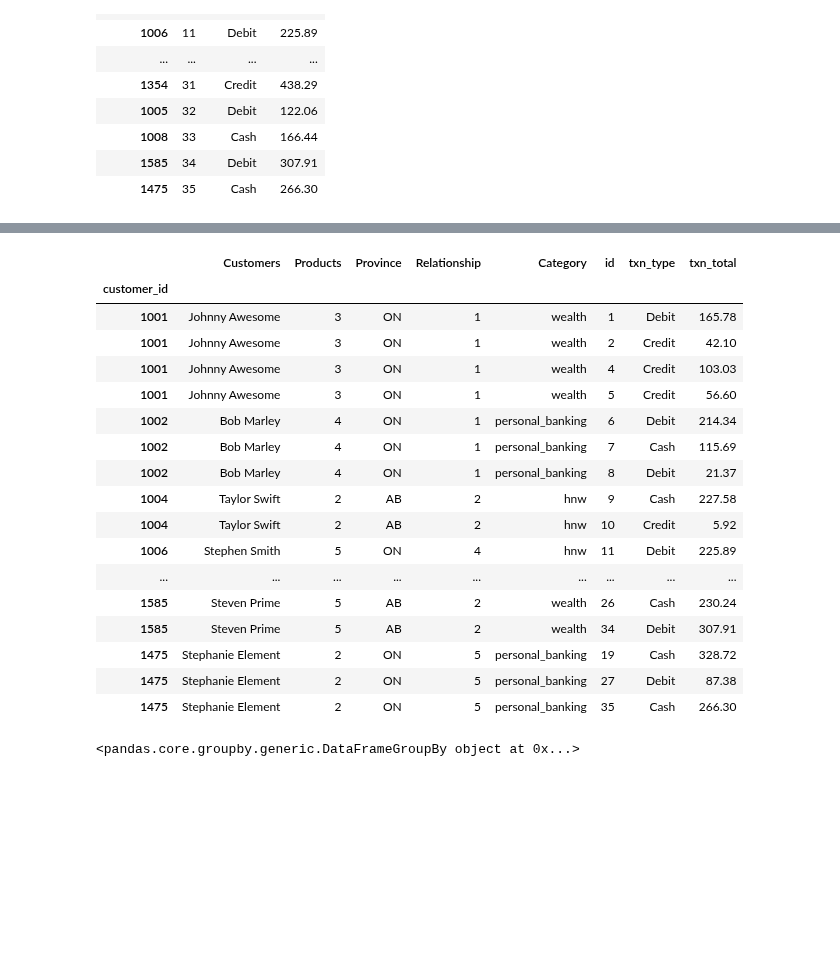
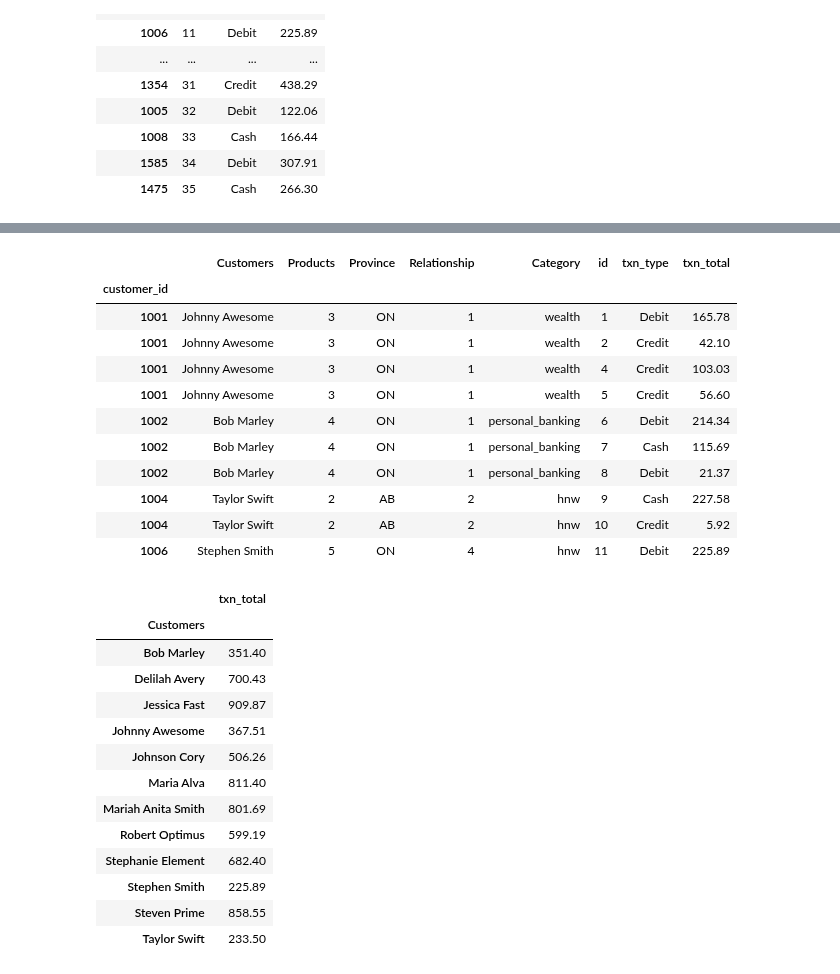
Before and after one commit to LLF00/datascience1, a Jupyter notebook: class_may17.ipynb, the cells around one changed output, grey strips where cells are left out. Cells and saved outputs as stored; diff of their text form; code cells hidden in the pictures; blank space fills up the shorter version.

```diff
--- a/class_may17.ipynb
+++ b/class_may17.ipynb
@@ -368,6 +439,5 @@ df[df['Relationship'].isin(range(3,6))] #select relationship based on value form
 # %%
 
-# df=df.set_index('Customers').drop(['Talyor Swift'])
-# df
+df=df.set_index('Customers').drop(['Taylor Swift'])
 df
 # %% [output]
@@ -484,27 +553,36 @@ df
 df_merged=pd.merge(left=df, right=df_trans, left_on='customer_id', right_on='customer_id')
 #when merge two dataframe, the index must match. 'left=' putl list on the left
 # %%
-df_merged
+df_merged.head(10)
 # %% [output]
 |  | Customers | Products | Province | Relationship | Category | id | txn_type | txn_total |
 | customer_id |  |  |  |  |  |  |  |  |
 | 1001 | Johnny Awesome | 3 | ON | 1 | wealth | 1 | Debit | 165.78 |
 | 1001 | Johnny Awesome | 3 | ON | 1 | wealth | 2 | Credit | 42.10 |
 | 1001 | Johnny Awesome | 3 | ON | 1 | wealth | 4 | Credit | 103.03 |
 | 1001 | Johnny Awesome | 3 | ON | 1 | wealth | 5 | Credit | 56.60 |
 | 1002 | Bob Marley | 4 | ON | 1 | personal_banking | 6 | Debit | 214.34 |
 | 1002 | Bob Marley | 4 | ON | 1 | personal_banking | 7 | Cash | 115.69 |
 | 1002 | Bob Marley | 4 | ON | 1 | personal_banking | 8 | Debit | 21.37 |
 | 1004 | Taylor Swift | 2 | AB | 2 | hnw | 9 | Cash | 227.58 |
 | 1004 | Taylor Swift | 2 | AB | 2 | hnw | 10 | Credit | 5.92 |
 | 1006 | Stephen Smith | 5 | ON | 4 | hnw | 11 | Debit | 225.89 |
-| ... | ... | ... | ... | ... | ... | ... | ... | ... |
-| 1585 | Steven Prime | 5 | AB | 2 | wealth | 26 | Cash | 230.24 |
-| 1585 | Steven Prime | 5 | AB | 2 | wealth | 34 | Debit | 307.91 |
-| 1475 | Stephanie Element | 2 | ON | 5 | personal_banking | 19 | Cash | 328.72 |
-| 1475 | Stephanie Element | 2 | ON | 5 | personal_banking | 27 | Debit | 87.38 |
-| 1475 | Stephanie Element | 2 | ON | 5 | personal_banking | 35 | Cash | 266.30 |
-# %%
-df.groupby(['customer_id'])
-# %% [output]
-<pandas.core.groupby.generic.DataFrameGroupBy object at 0x...>
+# %%
+#groupby cannot applied to index. Bc index is unique to each row
+df_merged.groupby('Customers')[['txn_total']].sum()
+#df_merged.groupby('Customers')[['txn_total']].aggregate(['sum'])
+# %% [output]
+|  | txn_total |
+| Customers |  |
+| Bob Marley | 351.40 |
+| Delilah Avery | 700.43 |
+| Jessica Fast | 909.87 |
+| Johnny Awesome | 367.51 |
+| Johnson Cory | 506.26 |
+| Maria Alva | 811.40 |
+| Mariah Anita Smith | 801.69 |
+| Robert Optimus | 599.19 |
+| Stephanie Element | 682.40 |
+| Stephen Smith | 225.89 |
+| Steven Prime | 858.55 |
+| Taylor Swift | 233.50 |
```
Also changed, not shown: parts of 21 cells of this notebook, 9 other files.
